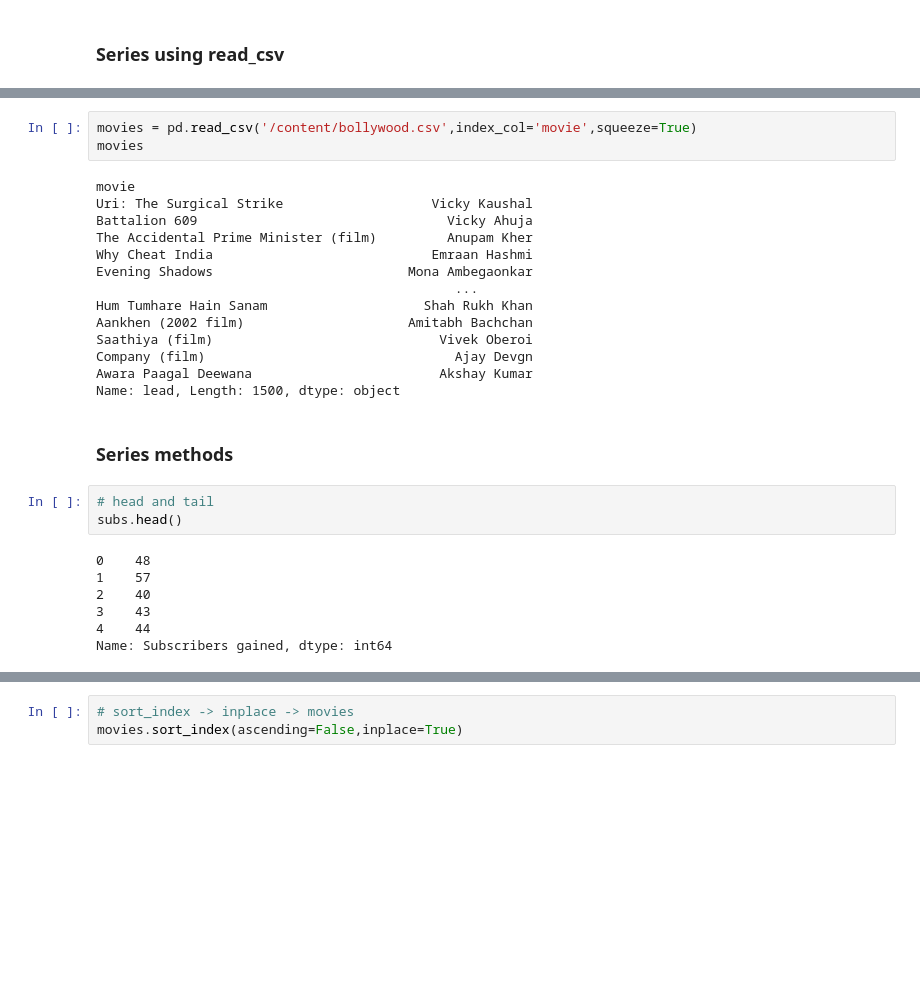
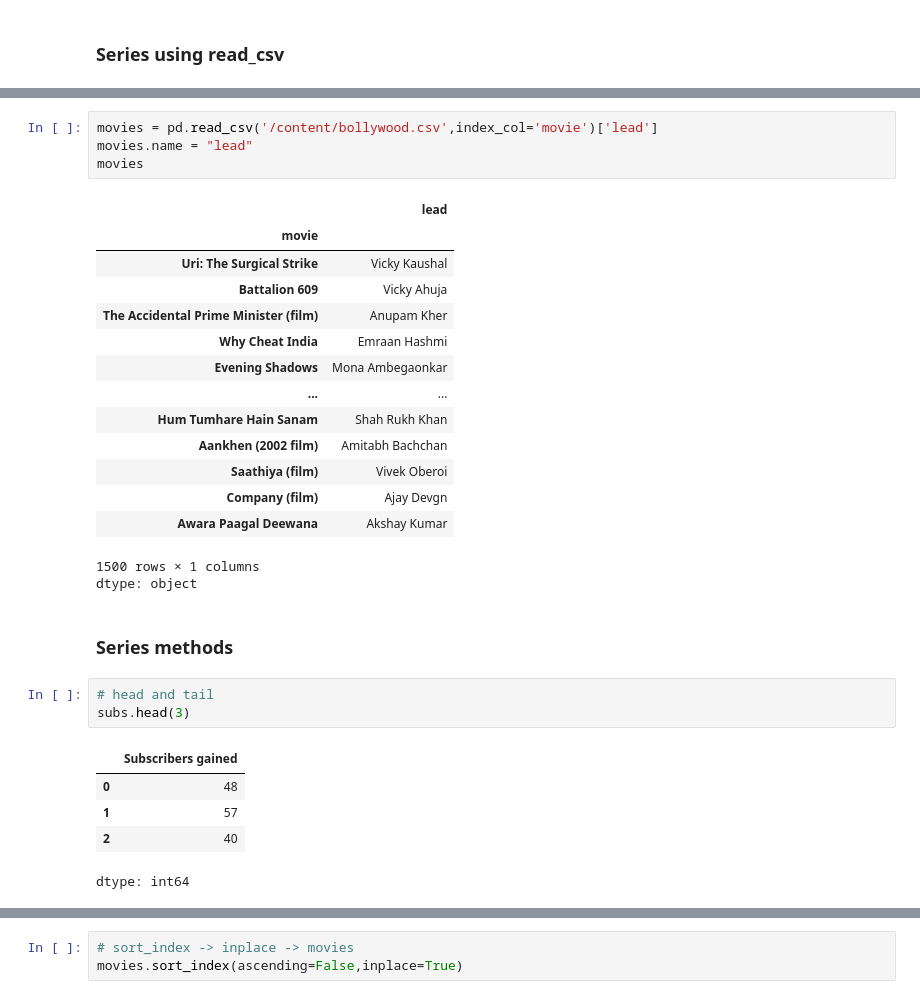
Before and after one commit to AhmadBinAbdulJabbar/campusx, a Jupyter notebook: session_16_pandas_series.ipynb, the cells around one changed output, grey strips where cells are left out. Drawn from its saved outputs; the diff is of its cells as text; blank space fills up the shorter version.

```diff
--- a/session_16_pandas_series.ipynb
+++ b/session_16_pandas_series.ipynb
@@ -153,32 +149,34 @@ Name: runs, Length: 215, dtype: int64
 # %%
-movies = pd.read_csv('/content/bollywood.csv',index_col='movie',squeeze=True)
+movies = pd.read_csv('/content/bollywood.csv',index_col='movie')['lead']
+movies.name = "lead"
 movies
 # %% [output]
+|  | lead |
+| movie |  |
+| Uri: The Surgical Strike | Vicky Kaushal |
+| Battalion 609 | Vicky Ahuja |
+| The Accidental Prime Minister (film) | Anupam Kher |
+| Why Cheat India | Emraan Hashmi |
+| Evening Shadows | Mona Ambegaonkar |
+| ... | ... |
+| Hum Tumhare Hain Sanam | Shah Rukh Khan |
+| Aankhen (2002 film) | Amitabh Bachchan |
+| Saathiya (film) | Vivek Oberoi |
+| Company (film) | Ajay Devgn |
+| Awara Paagal Deewana | Akshay Kumar |
-movie
-Uri: The Surgical Strike                   Vicky Kaushal
-Battalion 609                                Vicky Ahuja
-The Accidental Prime Minister (film)         Anupam Kher
-Why Cheat India                            Emraan Hashmi
-Evening Shadows                         Mona Ambegaonkar
-                                              ...
-Hum Tumhare Hain Sanam                    Shah Rukh Khan
-Aankhen (2002 film)                     Amitabh Bachchan
-Saathiya (film)                             Vivek Oberoi
-Company (film)                                Ajay Devgn
-Awara Paagal Deewana                        Akshay Kumar
-Name: lead, Length: 1500, dtype: object
+1500 rows × 1 columns
+dtype: object
 # %% [markdown]
 ### Series methods
 # %%
 # head and tail
-subs.head()
+subs.head(3)
 # %% [output]
+|  | Subscribers gained |
+| 0 | 48 |
+| 1 | 57 |
+| 2 | 40 |
-0    48
-1    57
-2    40
-3    43
-4    44
-Name: Subscribers gained, dtype: int64
+dtype: int64
 # %%
 vk.head(3)
 # %% [output]
```
Also changed, not shown: parts of 24 cells of this notebook.
